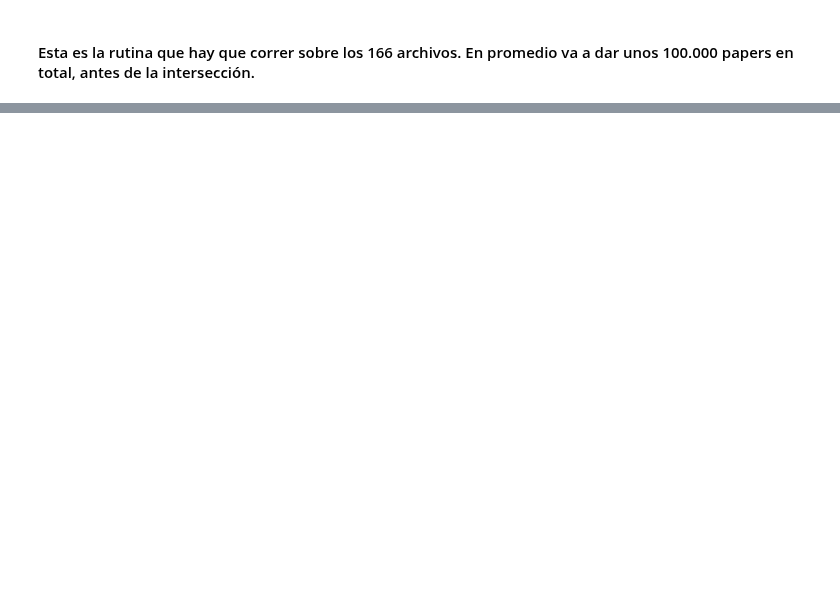
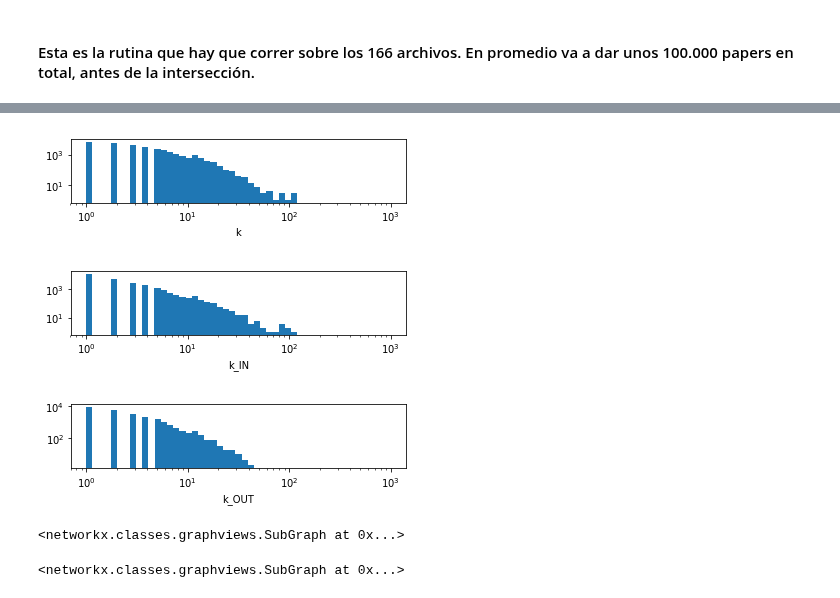
Before and after one commit to fedesevle/Redes_FLEM, a Jupyter notebook: Practica_especial/Filtrar_Nature.ipynb, the cells around one changed output, grey strips where cells are left out. Drawn from its saved outputs; the diff is of its cells as text; code cells hidden in the pictures; blank space fills up the shorter version.

```diff
--- a/Practica_especial/Filtrar_Nature.ipynb
+++ b/Practica_especial/Filtrar_Nature.ipynb
@@ -111,0 +163,4 @@ for i in range(160,167):
+# %%
+ides_out=[]
+ides_in={}
+ides_in,ides_out=agregar_contar(ides_in,ides_out,1,papers_conjuntos)
@@ -111,0 +171,3 @@ for i in range(160,167):
+# %%
+interseccion=(set(ides_out).intersection(list(ides_in.keys())))
+print(len(interseccion))
@@ -111,0 +232,35 @@ for i in range(160,167):
+# %%
+# Distribución de grado
+plt.subplot(311)
+grados_G = [gra for n,gra in G.degree()]
+Datos = np.asarray(grados_G)
+b=np.logspace(0,3,50)
+plt.hist(Datos, bins=b, log=True)
+plt.xscale('log')
+plt.xlabel('k')
+#plt.yscale('log')
+plt.show()
+plt.subplot(312)
+# Distribución de grado IN
+grados_G = [gra for n,gra in G.in_degree()]
+Datos = np.asarray(grados_G)
+b=np.logspace(0,3,50)
+plt.hist(Datos, bins=b, log=True)
+plt.xscale('log')
+plt.xlabel('k_IN')
+#plt.yscale('log')
+plt.show()
+plt.subplot(313)
+# Distribución de grado OUT
+grados_G = [gra for n,gra in G.out_degree()]
+Datos = np.asarray(grados_G)
+b=np.logspace(0,3,50)
+plt.hist(Datos, bins=b, log=True)
+plt.xscale('log')
+plt.xlabel('k_OUT')
+#plt.yscale('log')
+plt.show()
+# %% [output]
+[figure, added]
+[figure, added]
+[figure, added]
@@ -111,0 +277,8 @@ for i in range(160,167):
+# %%
+(Componentes[1:2][0])
+# %% [output]
+<networkx.classes.graphviews.SubGraph at 0x...>
+# %%
+(Componentes[1])
+# %% [output]
+<networkx.classes.graphviews.SubGraph at 0x...>
```
Also changed, not shown: parts of 37 cells of this notebook, 1 other file.
